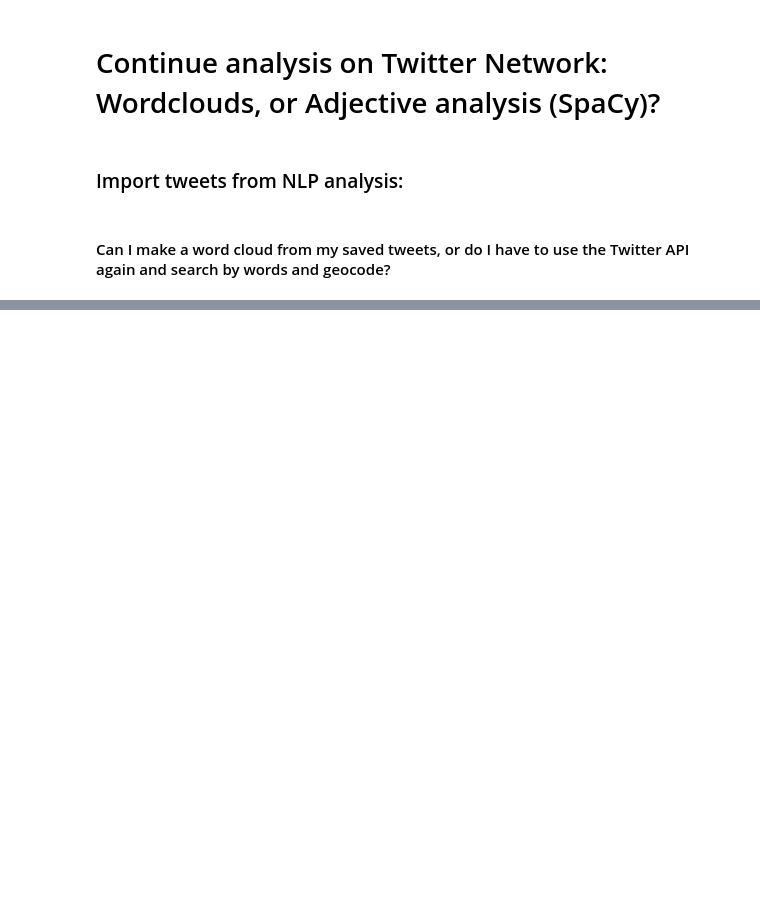
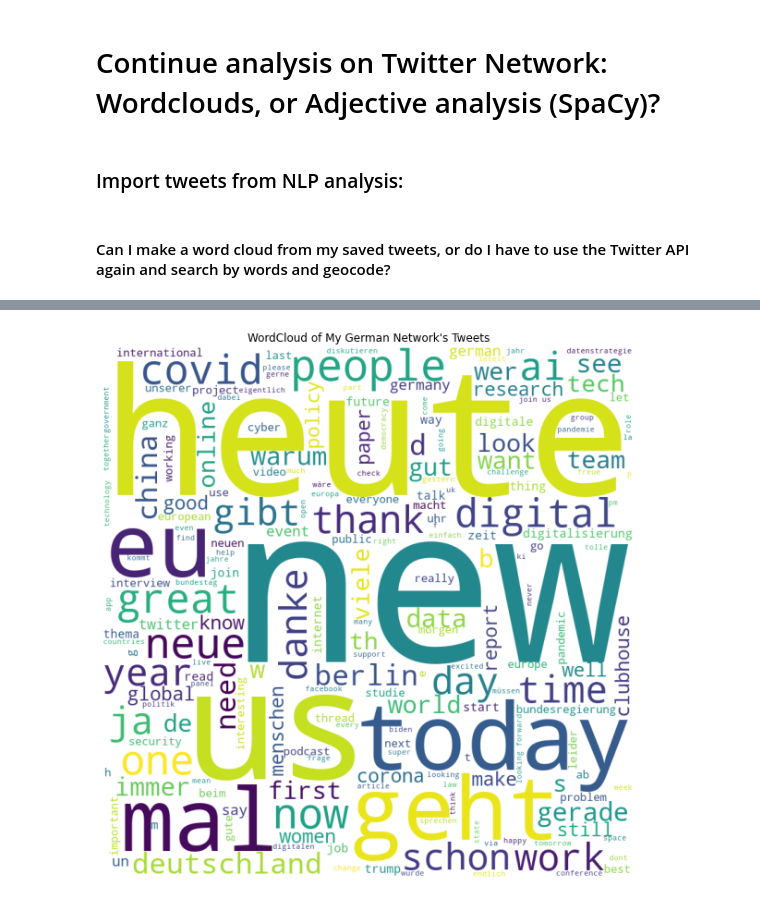
Before and after one commit to ksaslow/Ironhack-final-project, a Jupyter notebook: Twitter-Analysis-Wordclouds.ipynb, the cells around one changed output, grey strips where cells are left out. Drawn from its saved outputs; the diff is of its cells as text; code cells hidden in the pictures; blank space fills up the shorter version.

```diff
--- a/Twitter-Analysis-Wordclouds.ipynb
+++ b/Twitter-Analysis-Wordclouds.ipynb
@@ -45,0 +76,4 @@ tweets_en.head()
+# %%
+from nltk.corpus import stopwords
+stopset = stopwords.words('german')
+# stopset
@@ -45,0 +133,36 @@ tweets_en.head()
+# %%
+# WordCloud of Tweets from my German Twitter Network:
+
+comment_words = ''
+stopwords = stopwords_de_en
+
+# iterate through German dataframe:
+for val in tweets_DE['text']:
+
+
+    if val not in stopwords_de_en:
+
+        # make each value a string
+        val = str(val)
+
+        # split words
+        tokens = val.split()
+
+        comment_words += " ".join(tokens)+" "
+
+wordcloud_DE = WordCloud(width=800, height=800,
+                         background_color ='white',
+                         stopwords=stopwords,
+                         min_font_size=10).generate(comment_words)
+# %%
+# Plot German wordcloud:
+
+plt.figure(figsize=(8,8), facecolor=None)
+plt.imshow(wordcloud_DE)
+plt.axis('off')
+plt.tight_layout(pad=0)
+plt.title("WordCloud of My German Network's Tweets")
+plt.savefig('My_German_Twitter_WordCloud.png')
+plt.show()
+# %% [output]
+[figure, added]
```
Also changed, not shown: parts of 56 cells of this notebook, 4 other files.
